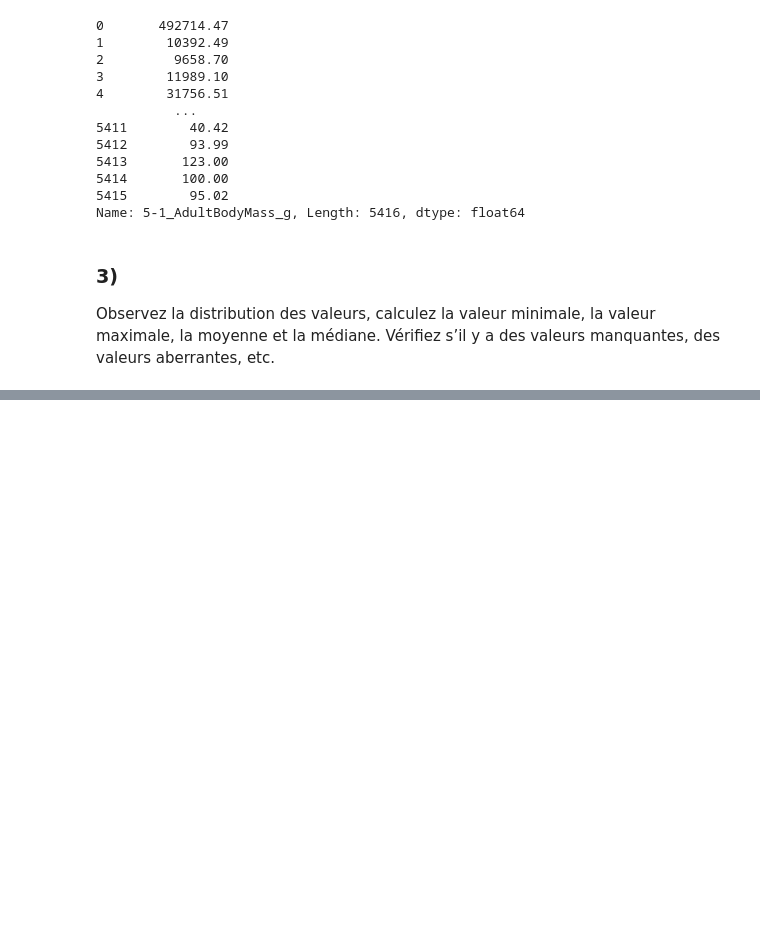
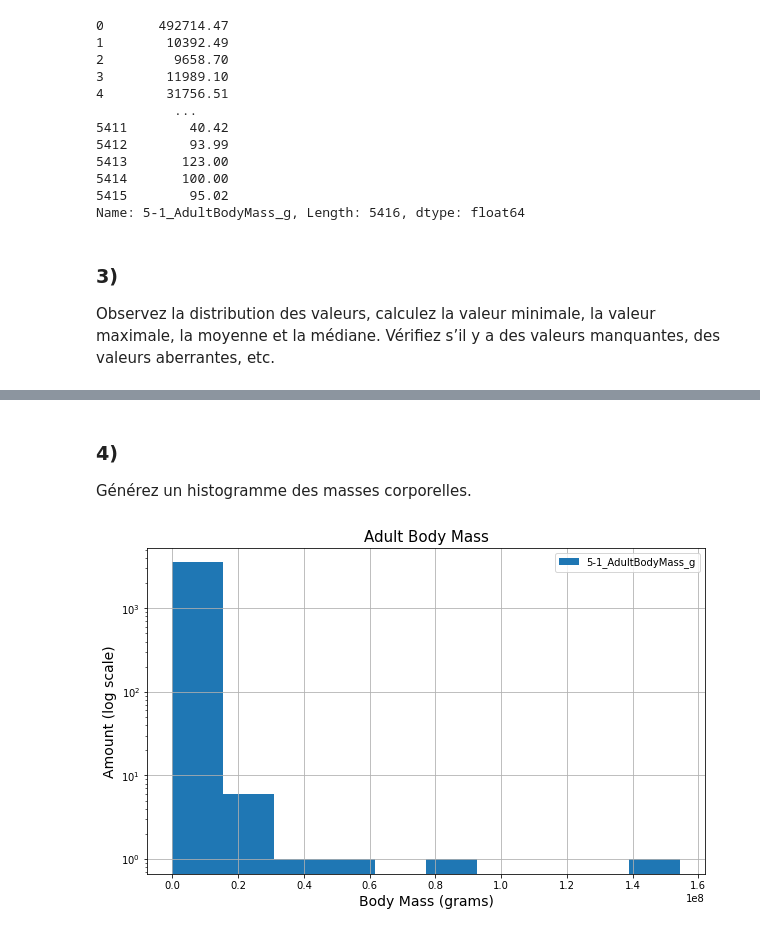
Before and after one commit to heig-vkaelin/isd, a Jupyter notebook: Labo3/ animaux.ipynb, the cells around one changed output, grey strips where cells are left out. Drawn from its saved outputs; the diff is of its cells as text; code cells hidden in the pictures; blank space fills up the shorter version.

```diff
--- a/Labo3/ animaux.ipynb
+++ b/Labo3/ animaux.ipynb
@@ -45,0 +87,12 @@ Observez la distribution des valeurs, calculez la valeur minimale, la valeur max
+# %% [markdown]
+### 4)
+Générez un histogramme des masses corporelles.
+# %%
+animals_body_mass = df.loc[df['5-1_AdultBodyMass_g'] > 0]['5-1_AdultBodyMass_g']
+plt = pd.plotting.hist_series(animals_body_mass, legend=True, figsize=(10, 6))
+plt.set_title('Adult Body Mass', fontsize=15)
+plt.set_xlabel('Body Mass (grams)', fontsize=14)
+plt.set_ylabel('Amount (log scale)', fontsize=14)
+plt.set_yscale('log')
+# %% [output]
+[figure, added]
```
Also changed, not shown: parts of 13 cells of this notebook, 1 other file.
